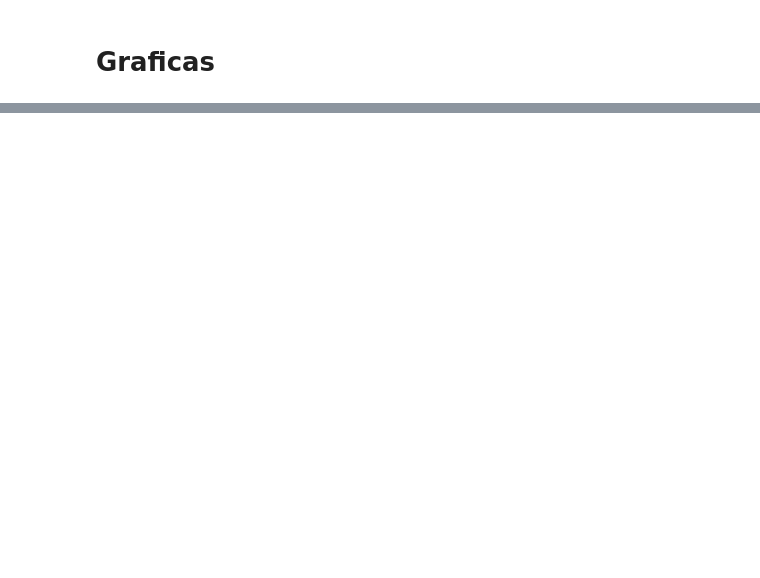
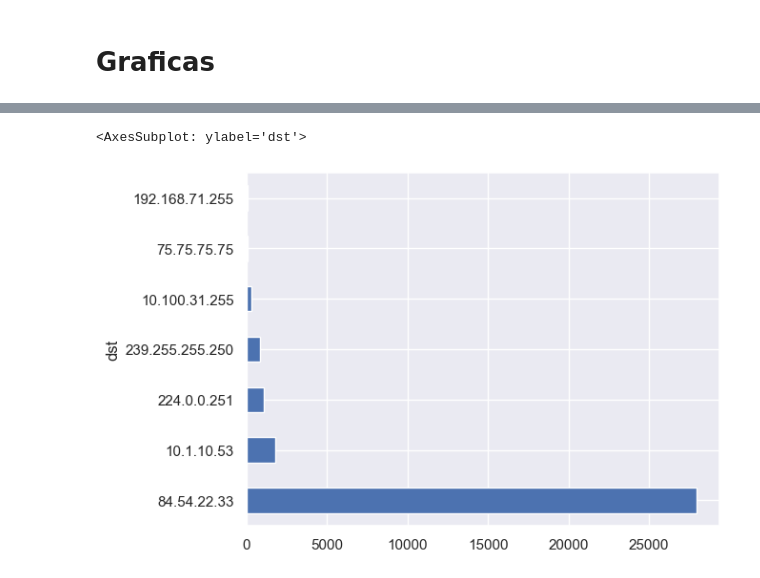
Before and after one commit to bryannalfaro/Lab5-SecDS, a Jupyter notebook: main.ipynb, the cells around one changed output, grey strips where cells are left out. Saved outputs shown, nothing was run; the diff lists cells and outputs as text; code cells hidden in the pictures; blank space fills up the shorter version.

```diff
--- a/main.ipynb
+++ b/main.ipynb
@@ -447,0 +462,7 @@ df_new.groupby('src')['payload'].sum().sort_values(ascending=False).plot.barh(x=
+# %%
+# Muestre una gráfica 2D, en el eje Y las IPs destino, y en el eje X la suma de los payloads recibidos en dichas direcciones.
+
+df_new.groupby('dst')['payload'].sum().sort_values(ascending=False).plot.barh(x='payload')
+# %% [output]
+<AxesSubplot: ylabel='dst'>
+[figure, added]
```
Also changed, not shown: parts of 30 cells of this notebook.
